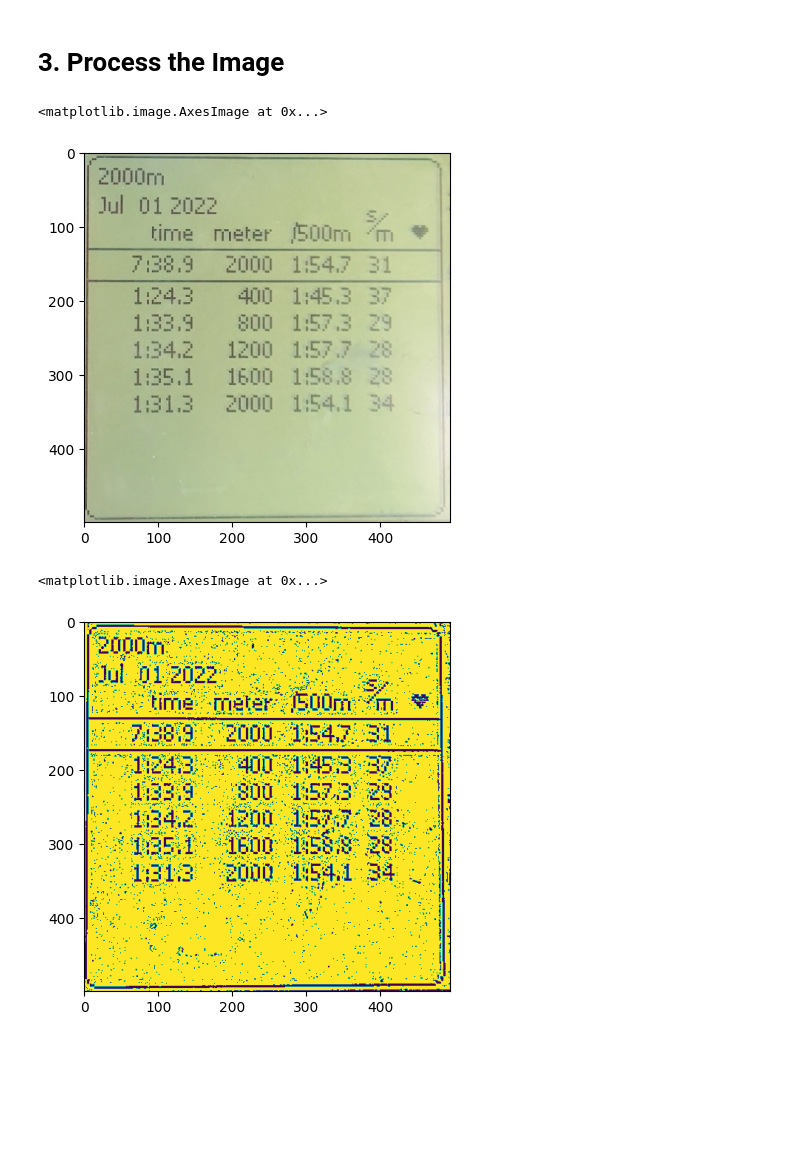
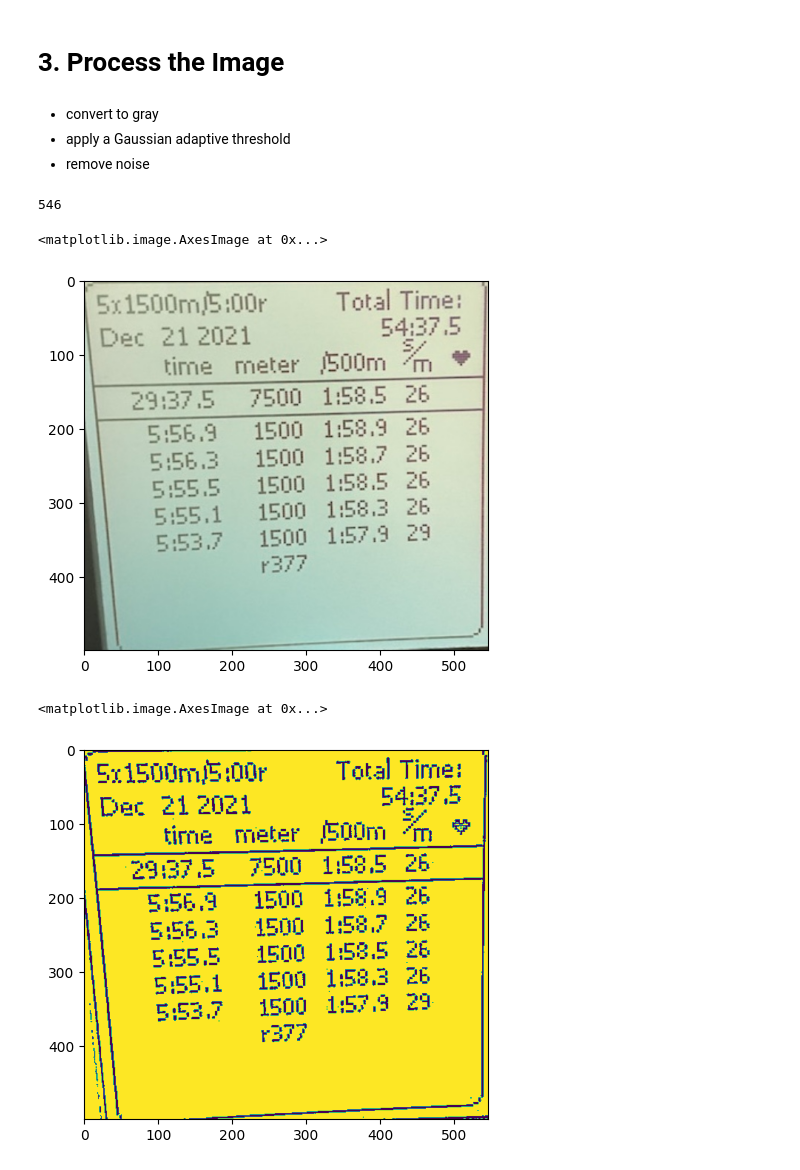
Before and after one commit to paper-dragonfly/ocr_sandbox, a Jupyter notebook: 2_preprocess.ipynb, the cells around one changed output. Saved outputs shown, nothing was run; the diff lists cells and outputs as text; code cells hidden in the pictures; blank space fills up the shorter version.

```diff
--- a/2_preprocess.ipynb
+++ b/2_preprocess.ipynb
@@ -1,23 +1,30 @@
 # %% [markdown]
 # 3. Process the Image
+# %% [markdown]
+* convert to gray
+* apply a Gaussian adaptive threshold
+* remove noise
 # %%
 import cv2
 from matplotlib import pyplot as plt
 import numpy as np
 # %%
-file_name = 'temp/cr_erg02.jpg'
+image_id = 5
+file_name = f'temp/cr_erg0{str(image_id)}.jpg'
 image = cv2.imread(file_name)
+print(len(image[0]))
 plt.imshow(image)
 # %% [output]
-<matplotlib.image.AxesImage at 0x...>
+546
+<matplotlib.image.AxesImage at 0x...>
-[figure, old version]
+[figure, new version]
 # %%
 gray = cv2.cvtColor(image, cv2.COLOR_BGR2GRAY)
-bw_gaussian = cv2.adaptiveThreshold(gray,255,cv2.ADAPTIVE_THRESH_GAUSSIAN_C,cv2.THRESH_BINARY,11,2)
+bw_gaussian = cv2.adaptiveThreshold(gray,255,cv2.ADAPTIVE_THRESH_GAUSSIAN_C,cv2.THRESH_BINARY,11,6)
 plt.imshow(bw_gaussian)
 # %% [output]
 <matplotlib.image.AxesImage at 0x...>
-[figure, old version]
+[figure, new version]
 # %%
 def noise_removal(image):
     kernel = np.ones((2,2), np.uint8)
```
Also changed, not shown: parts of 1 cell of this notebook, 9 other files.
